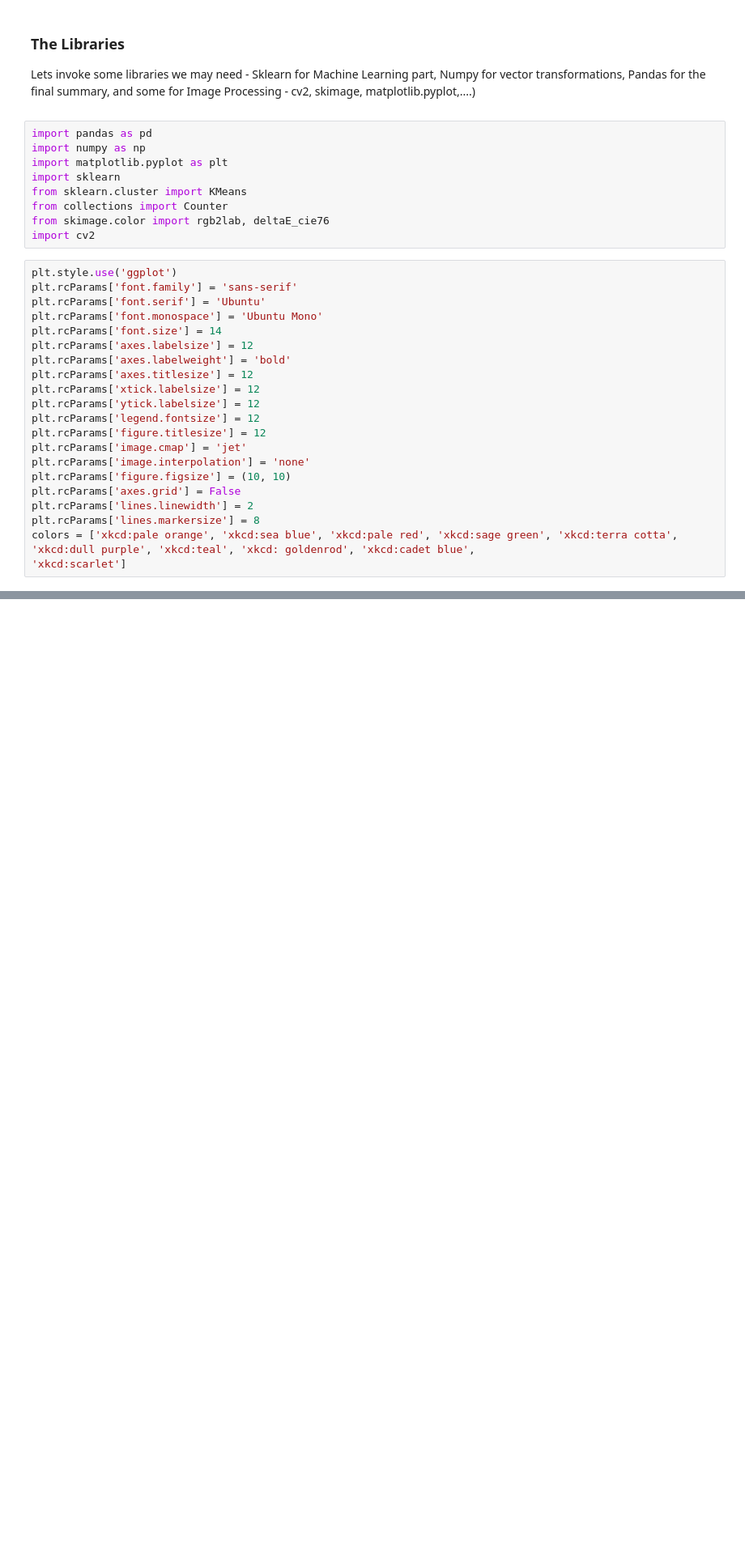
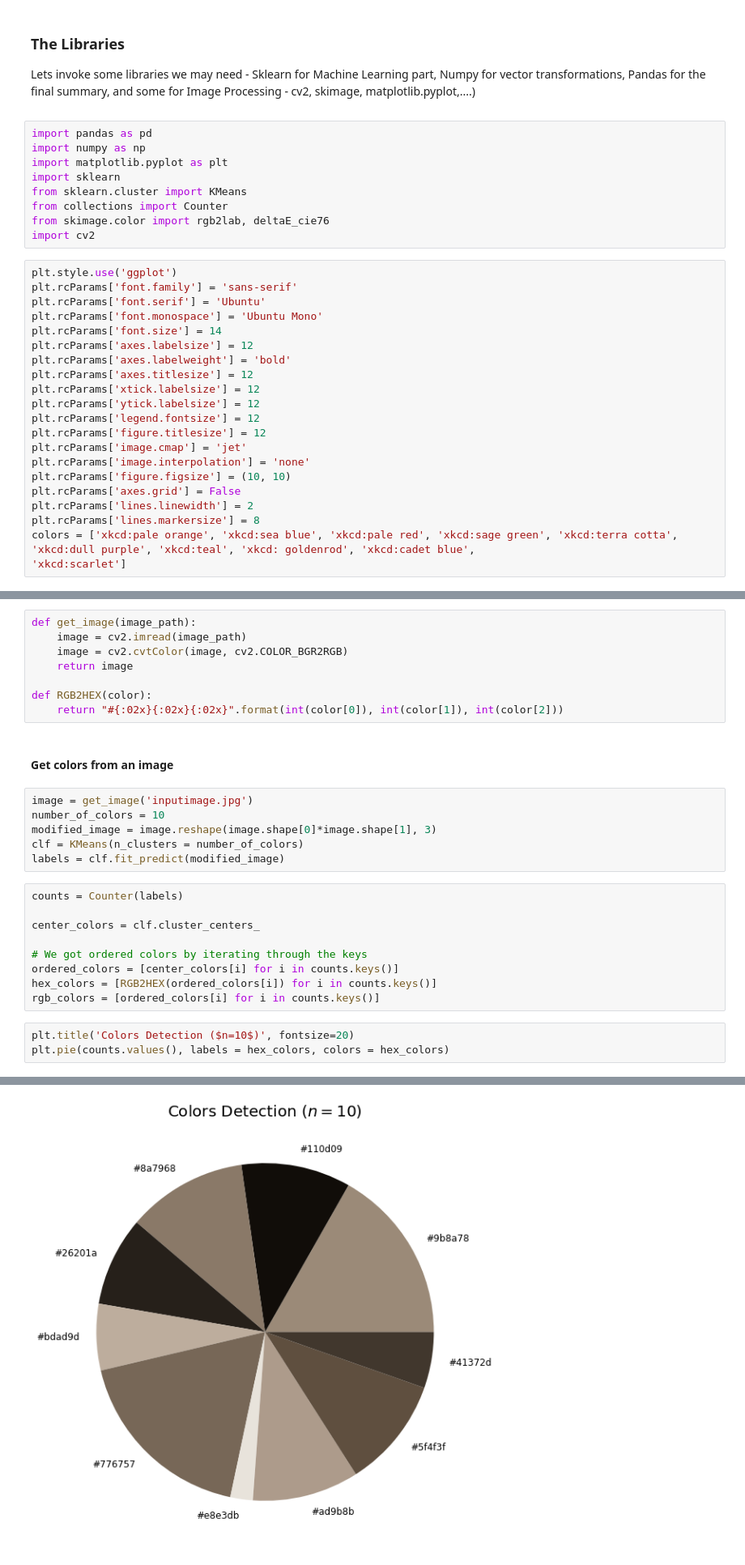
Before and after one commit to ochoa-jessica/Image_Color_Identification, a Jupyter notebook: ImageColorIdentification.ipynb, the cells around one changed output, grey strips where cells are left out. Shown at 81% size. Saved outputs shown, nothing was run; the diff lists cells and outputs as text; blank space fills up the shorter version.

Commit message:
Identifying the colors from an image and displaying the top colors as a pie chart.

```diff
--- a/ImageColorIdentification.ipynb
+++ b/ImageColorIdentification.ipynb
@@ -33,0 +39,29 @@ colors = ['xkcd:pale orange', 'xkcd:sea blue', 'xkcd:pale red', 'xkcd:sage green
+# %%
+def get_image(image_path):
+    image = cv2.imread(image_path)
+    image = cv2.cvtColor(image, cv2.COLOR_BGR2RGB)
+    return image
+
+def RGB2HEX(color):
+    return "#{:02x}{:02x}{:02x}".format(int(color[0]), int(color[1]), int(color[2]))
+# %% [markdown]
+<h4>Get colors from an image</h4>
+# %%
+image = get_image('inputimage.jpg')
+number_of_colors = 10
+modified_image = image.reshape(image.shape[0]*image.shape[1], 3)
+clf = KMeans(n_clusters = number_of_colors)
+labels = clf.fit_predict(modified_image)
+# %%
+counts = Counter(labels)
+
+center_colors = clf.cluster_centers_
+
+# We got ordered colors by iterating through the keys
+ordered_colors = [center_colors[i] for i in counts.keys()]
+hex_colors = [RGB2HEX(ordered_colors[i]) for i in counts.keys()]
+rgb_colors = [ordered_colors[i] for i in counts.keys()]
+# %%
+plt.title('Colors Detection ($n=10$)', fontsize=20)
+plt.pie(counts.values(), labels = hex_colors, colors = hex_colors)
+# %% [output]
@@ -33,0 +88 @@ colors = ['xkcd:pale orange', 'xkcd:sea blue', 'xkcd:pale red', 'xkcd:sage green
+[figure, added]
```
Also changed, not shown: parts of 3 cells of this notebook, 1 other file.
